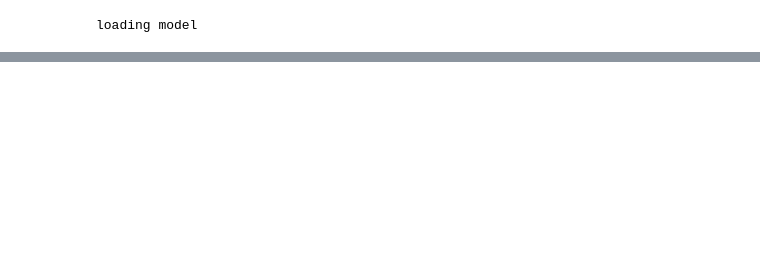
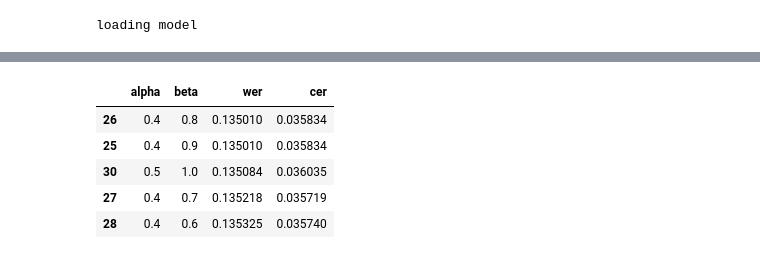
Before and after one commit to redapesolutions/suara-kami-community, a Jupyter notebook: tutorials/99. find hyperparameter.ipynb, the cells around one changed output, grey strips where cells are left out. Drawn from its saved outputs; the diff is of its cells as text; code cells hidden in the pictures; blank space fills up the shorter version.

```diff
--- a/tutorials/99. find hyperparameter.ipynb
+++ b/tutorials/99. find hyperparameter.ipynb
@@ -43,0 +46,6 @@ start prediction
+# %%
+gt = [i.with_suffix(".txt").read_text() for i in files]
+# %%
+def parallel_decode(log_prob,decoder=decoder):
+    out = decoder.decode_beams(log_prob,prune_history=True)
+    return out[0][0]
@@ -43,0 +54,3 @@ start prediction
+# %%
+# brute force xD
+alpha = np.arange(0,0.6,0.1)
@@ -43,0 +104,10 @@ start prediction
+# %%
+df = pd.DataFrame(data_grid, columns=["alpha", "beta", "wer","cer"]).sort_values(by="wer")
+df.head()
+# %% [output]
+|  | alpha | beta | wer | cer |
+| 26 | 0.4 | 0.8 | 0.135010 | 0.035834 |
+| 25 | 0.4 | 0.9 | 0.135010 | 0.035834 |
+| 30 | 0.5 | 1.0 | 0.135084 | 0.036035 |
+| 27 | 0.4 | 0.7 | 0.135218 | 0.035719 |
+| 28 | 0.4 | 0.6 | 0.135325 | 0.035740 |
```
Also changed, not shown: parts of 14 cells of this notebook.
